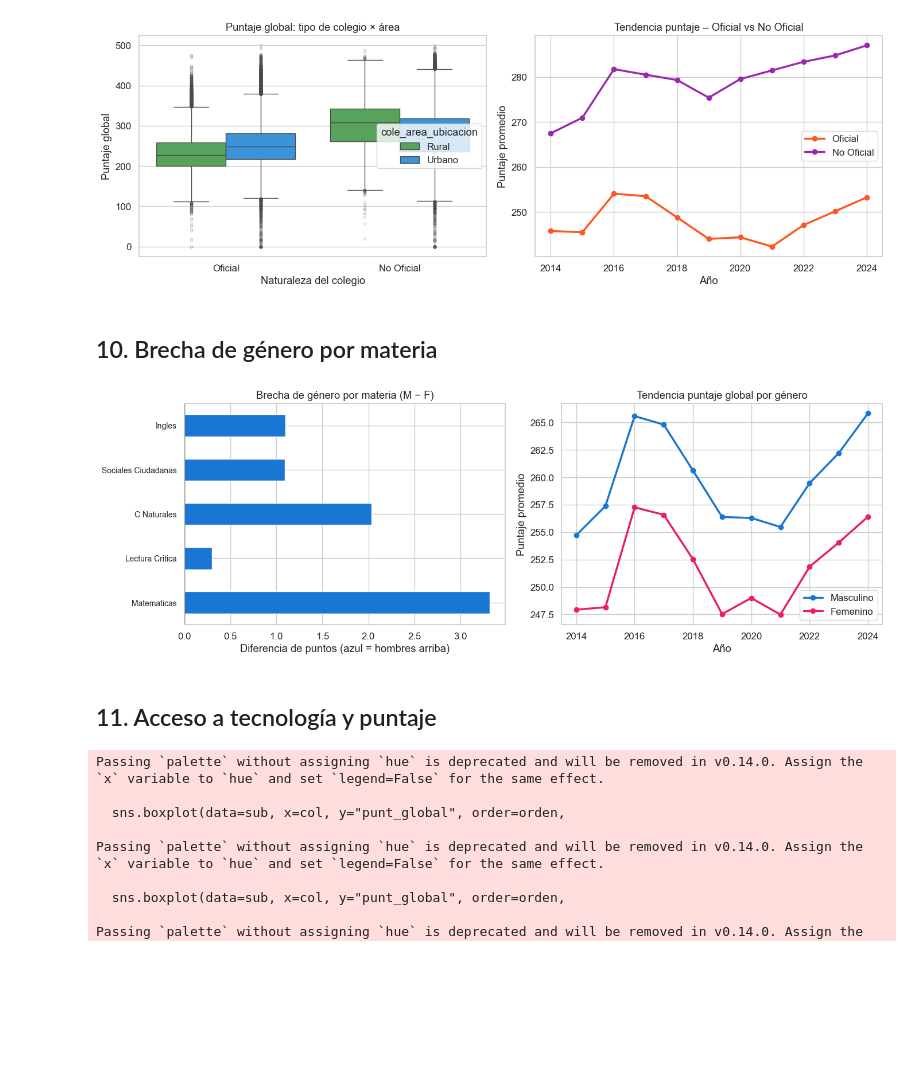
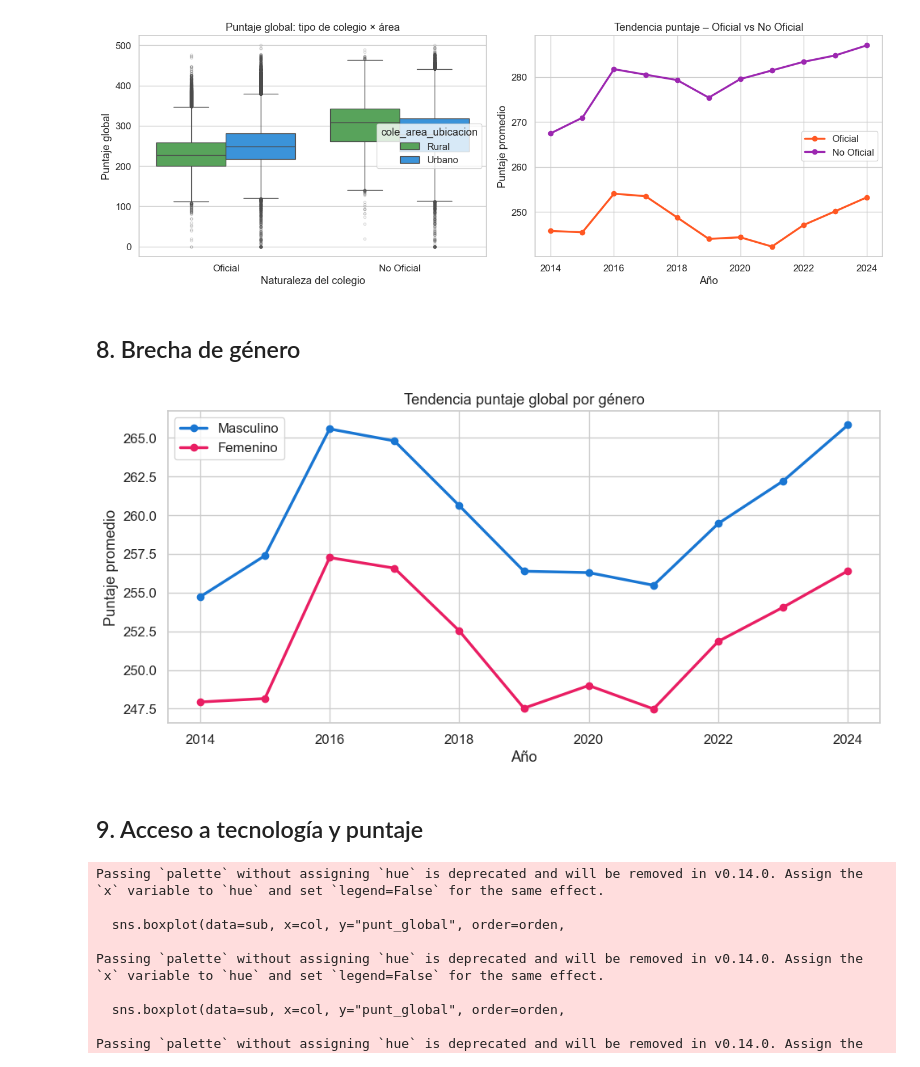
Before and after one commit to liturriago/EquidadAlgoritmica-SaberXAI, a Jupyter notebook: notebooks/02_estudio_datos.ipynb, the cells around one changed output. Drawn from its saved outputs; the diff is of its cells as text; code cells hidden in the pictures; blank space fills up the shorter version.

```diff
--- a/visualizacion.ipynb
+++ b/notebooks/02_estudio_datos.ipynb
@@ -85,19 +34,0 @@ Naturaleza: {'Oficial': 3671613, 'No Oficial': 1149424}
-# %%
-PUNTAJES = ["punt_global", "punt_matematicas", "punt_lectura_critica",
-            "punt_c_naturales", "punt_sociales_ciudadanas", "punt_ingles"]
-
-for col in PUNTAJES:
-    df[col] = pd.to_numeric(df[col], errors="coerce")
-
-df["periodo"] = df["periodo"].astype(str)
-df["anio"] = df["periodo"].str[:4].astype(int)
-df["semestre"] = df["periodo"].str[4:]
-
-# Limpiar etiquetas comunes
-df["cole_area_ubicacion"] = df["cole_area_ubicacion"].str.strip().str.title()
-df["cole_naturaleza"]     = df["cole_naturaleza"].str.strip().str.title()
-df["estu_genero"]         = df["estu_genero"].str.strip().str.upper()
-
-print("Periodos:", sorted(df["periodo"].unique()))
-print("Área:    ", df["cole_area_ubicacion"].value_counts().to_dict())
-print("Naturaleza:", df["cole_naturaleza"].value_counts().to_dict())
@@ -283,43 +184,28 @@ plt.show()
 # %% [output]
 [figure]
 # %% [markdown]
-## 10. Brecha de género por materia
+## 8. Brecha de género
 # %%
 genero_valido = df[df["estu_genero"].isin(["M", "F"])]
 
-# Brecha promedio por materia
-medias_gen = genero_valido.groupby("estu_genero")[materias].mean()
-brecha_gen = (medias_gen.loc["M"] - medias_gen.loc["F"]).rename("brecha_M_F")
+trend_gen = genero_valido.groupby(["anio", "estu_genero"])["punt_global"].mean().reset_index()
 
-fig, axes = plt.subplots(1, 2, figsize=(FIG_W, FIG_H))
-
-ax = axes[0]
-colors = ["#1976D2" if v >= 0 else "#E91E63" for v in brecha_gen]
-brecha_gen.plot.barh(ax=ax, color=colors, edgecolor="white")
-ax.axvline(0, color="black", lw=1)
-ax.set_yticklabels(labels, fontsize=10)
-ax.set_title("Brecha de género por materia (M − F)")
-ax.set_xlabel("Diferencia de puntos (azul = hombres arriba)")
-
-# Tendencia puntaje global por género
-trend_gen = genero_valido.groupby(["anio", "estu_genero"])["punt_global"].mean().reset_index()
-ax2 = axes[1]
+fig, ax = plt.subplots(figsize=(10, 5))
 for gen, color in PALETTE_GEN.items():
     sub = trend_gen[trend_gen["estu_genero"] == gen]
     lbl = "Masculino" if gen == "M" else "Femenino"
-    ax2.plot(sub["anio"], sub["punt_global"], marker="o", color=color, lw=2.5, label=lbl)
-ax2.set_title("Tendencia puntaje global por género")
-ax2.set_xlabel("Año")
-ax2.set_ylabel("Puntaje promedio")
-ax2.legend()
-ax2.xaxis.set_major_locator(mticker.MaxNLocator(integer=True))
-
+    ax.plot(sub["anio"], sub["punt_global"], marker="o", color=color, lw=2.5, label=lbl)
+ax.set_title("Tendencia puntaje global por género")
+ax.set_xlabel("Año")
+ax.set_ylabel("Puntaje promedio")
+ax.legend()
+ax.xaxis.set_major_locator(mticker.MaxNLocator(integer=True))
 plt.tight_layout()
 plt.show()
 # %% [output]
-[figure, old version]
+[figure, new version]
 # %% [markdown]
-## 11. Acceso a tecnología y puntaje
+## 9. Acceso a tecnología y puntaje
 # %%
 tech_cols = {
     "fami_tienecomputador": "Tiene computador",
```
Also changed, not shown: parts of 26 cells of this notebook, 2 other files.
